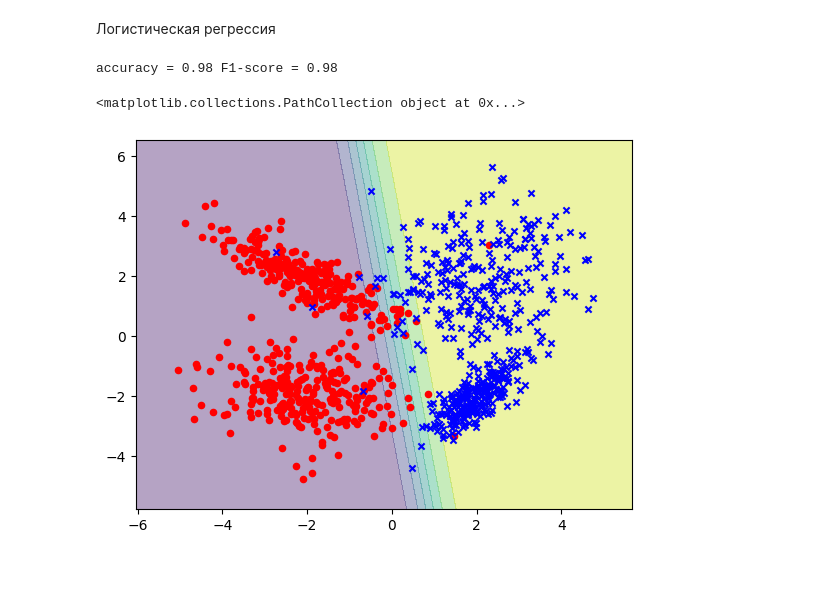
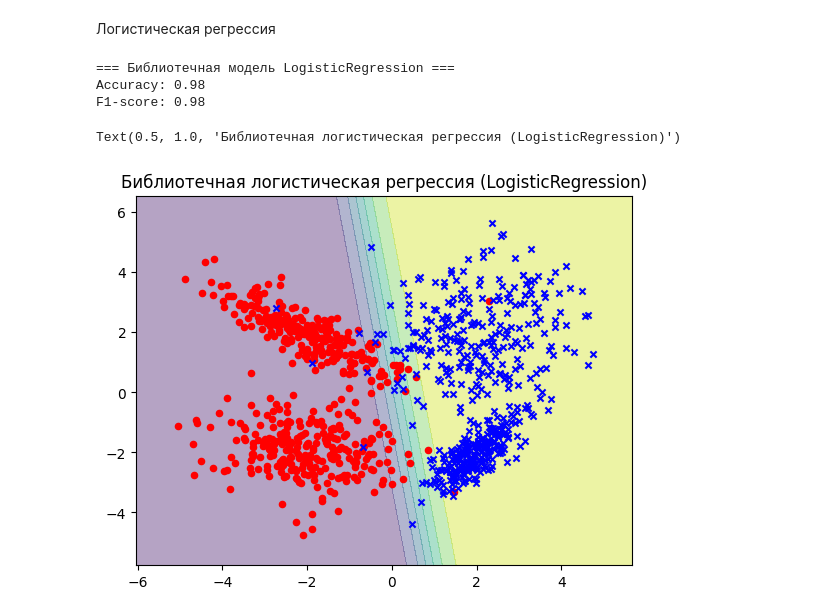
Before and after one commit to woodwyyn/ML, a Jupyter notebook: ML2_1.ipynb, the cells around one changed output. Saved outputs shown, nothing was run; the diff lists cells and outputs as text; code cells hidden in the pictures; blank space fills up the shorter version.

```diff
--- a/ML2_1.ipynb
+++ b/ML2_1.ipynb
@@ -128,7 +128,9 @@ class LogReg(SGD):
     b - веса модели
   """
   def sigmoid(self, X, b):
-      return 1. / (1. + np.exp(-X.dot(b)))
+    z = X.dot(b)
+    z = np.clip(z, -500, 500)
+    return 1. / (1. + np.exp(-z))
 
   """
   Функция вычисляет градиент функции потерь логистической регрессии
@@ -149,8 +151,7 @@ class LogReg(SGD):
   Функция выдаёт бинарные предсказания (0 или 1) на основе порога 0.5
   """
   def predict(self, X):
-      y_pred = self.predict_proba(X) > 0.5
-      return y_pred
+      return self.predict_proba(X) > 0.5
 # %%
 logreg = LogReg()
 
@@ -162,9 +163,15 @@ y_pred = logreg.predict(X)
 from sklearn.metrics import accuracy_score, f1_score
 ac = accuracy_score(y, y_pred)
 f1 = f1_score(y, y_pred)
-print(f'accuracy = {ac:.2f} F1-score = {f1:.2f}')
+
+
+print("=== Библиотечная модель LogisticRegression ===")
+print(f"Accuracy: {ac:.2f}")
+print(f"F1-score: {f1:.2f}")
 # %% [output]
-accuracy = 0.98 F1-score = 0.98
+=== Библиотечная модель LogisticRegression ===
+Accuracy: 0.98
+F1-score: 0.98
 # %%
 y_pred_proba = logreg.predict_proba(X)
 
@@ -172,7 +179,8 @@ Z = logreg.predict_proba(XX).reshape(xx.shape)
 # %%
 plt.contourf(xx, yy, Z, alpha=0.4)
 plt.scatter(X[:, 1][y==0], X[:, 2][y==0], marker="o", c='r', s=20)
 plt.scatter(X[:, 1][y==1], X[:, 2][y==1], marker="x", c='b', s=20)
+plt.title("Библиотечная логистическая регрессия)")
 # %% [output]
-<matplotlib.collections.PathCollection object at 0x...>
+Text(0.5, 1.0, 'Библиотечная логистическая регрессия (LogisticRegression)')
-[figure, old version]
+[figure, new version]
```
Also changed, not shown: parts of 5 cells of this notebook.
